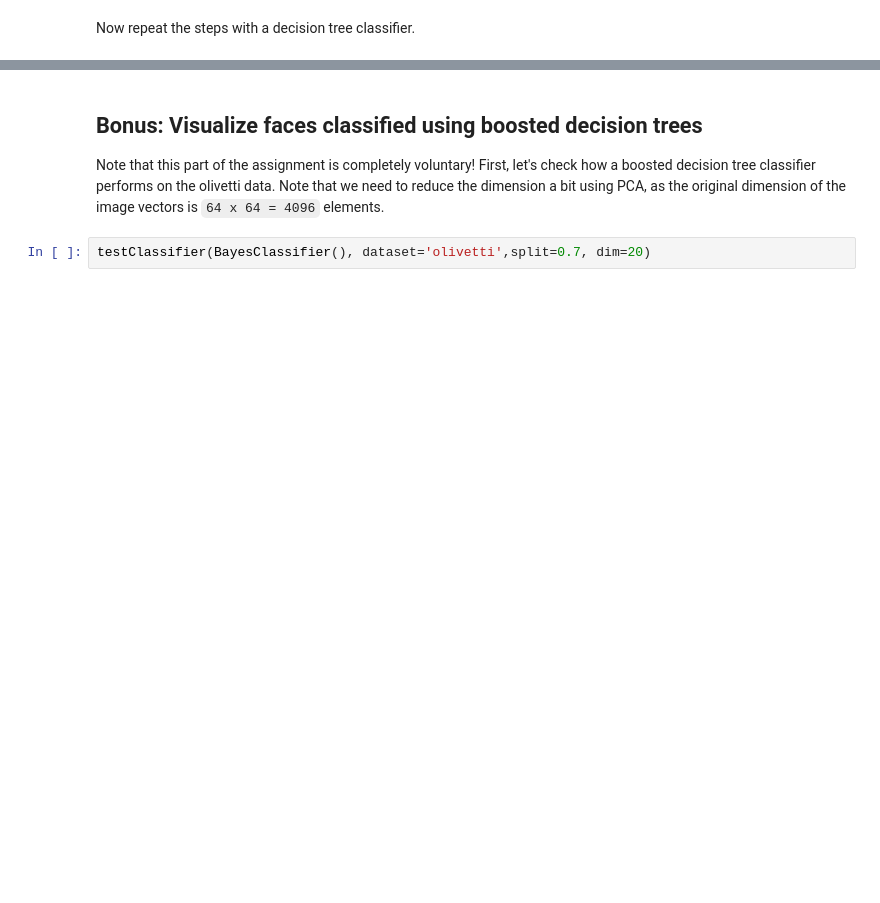
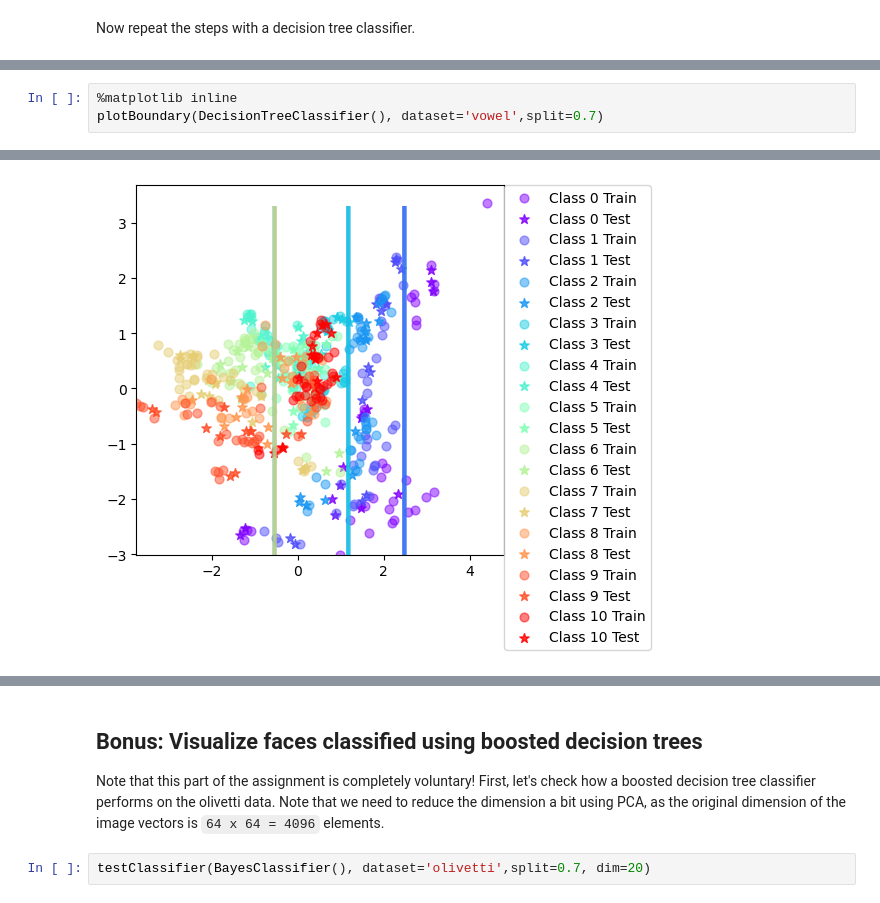
Before and after one commit to samshahriari/ML, a Jupyter notebook: Lab3/lab3.ipynb, the cells around one changed output, grey strips where cells are left out. Drawn from its saved outputs; the diff is of its cells as text; blank space fills up the shorter version.

```diff
--- a/Lab3/lab3.ipynb
+++ b/Lab3/lab3.ipynb
@@ -322,0 +464,4 @@ plotBoundary(BoostClassifier(DecisionTreeClassifier(), T=10), dataset='iris',spl
+# %%
+%matplotlib inline
+plotBoundary(DecisionTreeClassifier(), dataset='vowel',split=0.7)
+# %% [output]
@@ -322,0 +485 @@ plotBoundary(BoostClassifier(DecisionTreeClassifier(), T=10), dataset='iris',spl
+[figure, added]
```
Also changed, not shown: parts of 18 cells of this notebook.
